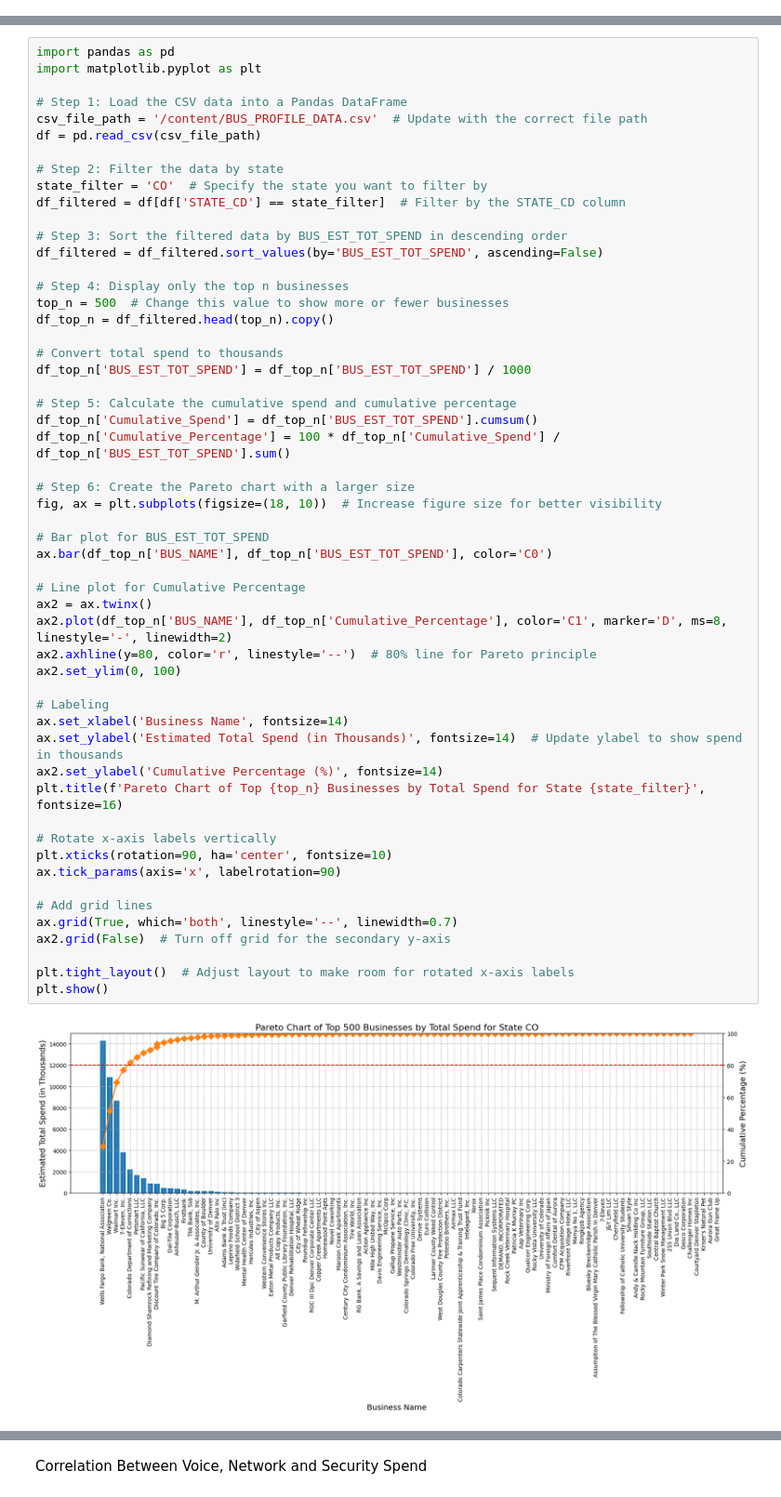
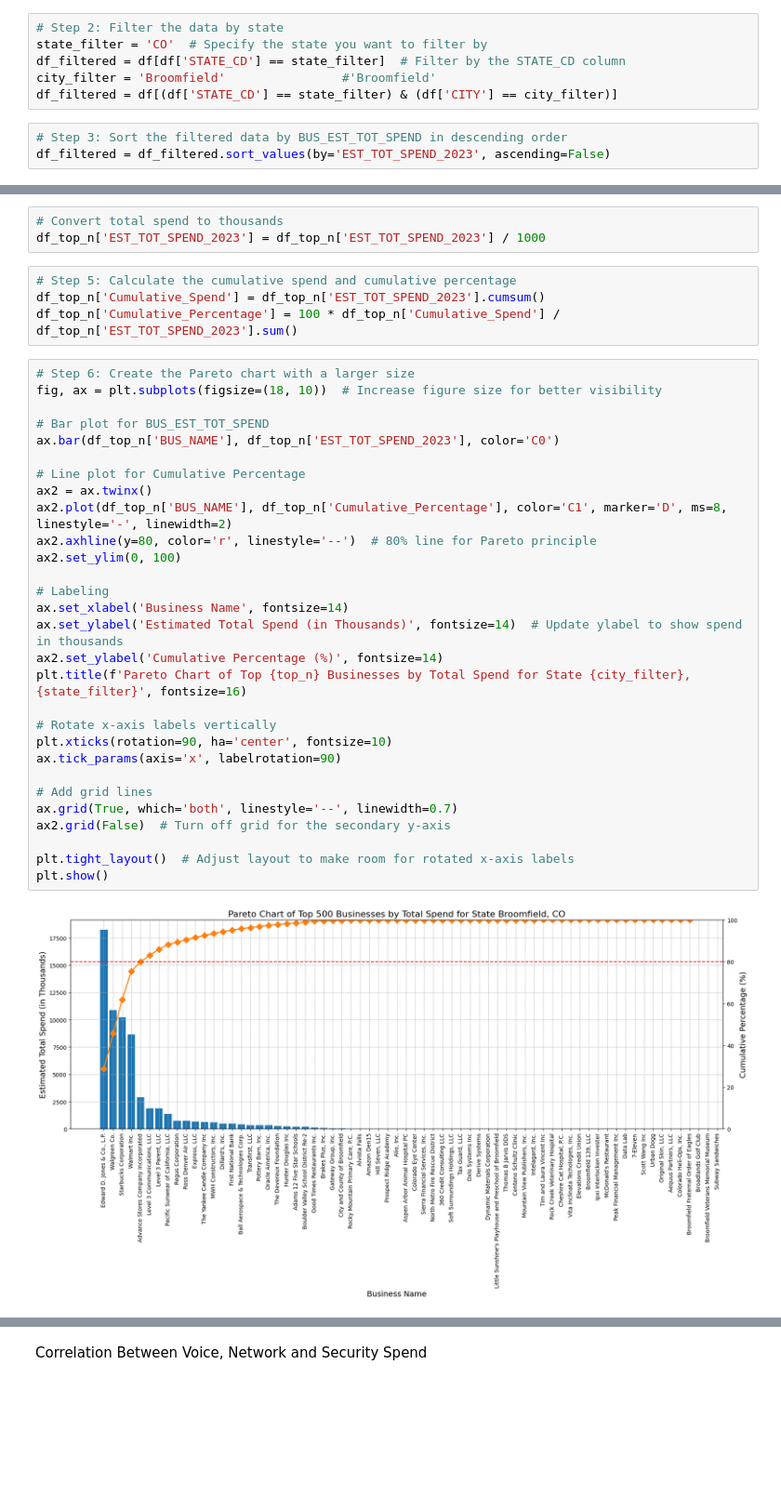
Before and after one commit to RabiNM/my_capstone_projects, a Jupyter notebook: Capstone01A_SpendAnalysis_Sept24.ipynb, the cells around one changed output, grey strips where cells are left out. Shown at 93% size. Cells and saved outputs as stored; diff of their text form; blank space fills up the shorter version.

```diff
--- a/Capstone01A_SpendAnalysis_Sept24.ipynb
+++ b/Capstone01A_SpendAnalysis_Sept24.ipynb
@@ -156,0 +232,9 @@ plt.show()
+# %%
+# Step 2: Filter the data by state
+state_filter = 'CO'  # Specify the state you want to filter by
+df_filtered = df[df['STATE_CD'] == state_filter]  # Filter by the STATE_CD column
+city_filter = 'Broomfield'                #'Broomfield'
+df_filtered = df[(df['STATE_CD'] == state_filter) & (df['CITY'] == city_filter)]
+# %%
+# Step 3: Sort the filtered data by BUS_EST_TOT_SPEND in descending order
+df_filtered = df_filtered.sort_values(by='EST_TOT_SPEND_2023', ascending=False)
@@ -157,56 +245,38 @@ plt.show()
+# %%
+# Convert total spend to thousands
+df_top_n['EST_TOT_SPEND_2023'] = df_top_n['EST_TOT_SPEND_2023'] / 1000
+# %%
+# Step 5: Calculate the cumulative spend and cumulative percentage
+df_top_n['Cumulative_Spend'] = df_top_n['EST_TOT_SPEND_2023'].cumsum()
+df_top_n['Cumulative_Percentage'] = 100 * df_top_n['Cumulative_Spend'] / df_top_n['EST_TOT_SPEND_2023'].sum()
 # %%
-import pandas as pd
-import matplotlib.pyplot as plt
-
-# Step 1: Load the CSV data into a Pandas DataFrame
-csv_file_path = '/content/BUS_PROFILE_DATA.csv'  # Update with the correct file path
-df = pd.read_csv(csv_file_path)
-
-# Step 2: Filter the data by state
-state_filter = 'CO'  # Specify the state you want to filter by
-df_filtered = df[df['STATE_CD'] == state_filter]  # Filter by the STATE_CD column
-
-# Step 3: Sort the filtered data by BUS_EST_TOT_SPEND in descending order
-df_filtered = df_filtered.sort_values(by='BUS_EST_TOT_SPEND', ascending=False)
-
-# Step 4: Display only the top n businesses
-top_n = 500  # Change this value to show more or fewer businesses
-df_top_n = df_filtered.head(top_n).copy()
-
-# Convert total spend to thousands
-df_top_n['BUS_EST_TOT_SPEND'] = df_top_n['BUS_EST_TOT_SPEND'] / 1000
-
-# Step 5: Calculate the cumulative spend and cumulative percentage
-df_top_n['Cumulative_Spend'] = df_top_n['BUS_EST_TOT_SPEND'].cumsum()
-df_top_n['Cumulative_Percentage'] = 100 * df_top_n['Cumulative_Spend'] / df_top_n['BUS_EST_TOT_SPEND'].sum()
-
 # Step 6: Create the Pareto chart with a larger size
 fig, ax = plt.subplots(figsize=(18, 10))  # Increase figure size for better visibility
 
 # Bar plot for BUS_EST_TOT_SPEND
-ax.bar(df_top_n['BUS_NAME'], df_top_n['BUS_EST_TOT_SPEND'], color='C0')
+ax.bar(df_top_n['BUS_NAME'], df_top_n['EST_TOT_SPEND_2023'], color='C0')
 
 # Line plot for Cumulative Percentage
 ax2 = ax.twinx()
 ax2.plot(df_top_n['BUS_NAME'], df_top_n['Cumulative_Percentage'], color='C1', marker='D', ms=8, linestyle='-', linewidth=2)
 ax2.axhline(y=80, color='r', linestyle='--')  # 80% line for Pareto principle
 ax2.set_ylim(0, 100)
 
 # Labeling
 ax.set_xlabel('Business Name', fontsize=14)
 ax.set_ylabel('Estimated Total Spend (in Thousands)', fontsize=14)  # Update ylabel to show spend in thousands
 ax2.set_ylabel('Cumulative Percentage (%)', fontsize=14)
-plt.title(f'Pareto Chart of Top {top_n} Businesses by Total Spend for State {state_filter}', fontsize=16)
+plt.title(f'Pareto Chart of Top {top_n} Businesses by Total Spend for State {city_filter}, {state_filter}', fontsize=16)
 
 # Rotate x-axis labels vertically
 plt.xticks(rotation=90, ha='center', fontsize=10)
 ax.tick_params(axis='x', labelrotation=90)
 
 # Add grid lines
 ax.grid(True, which='both', linestyle='--', linewidth=0.7)
 ax2.grid(False)  # Turn off grid for the secondary y-axis
 
 plt.tight_layout()  # Adjust layout to make room for rotated x-axis labels
 plt.show()
 # %% [output]
-[figure, old version]
+[figure, new version]
```
Also changed, not shown: parts of 53 cells of this notebook, 1 other file.
